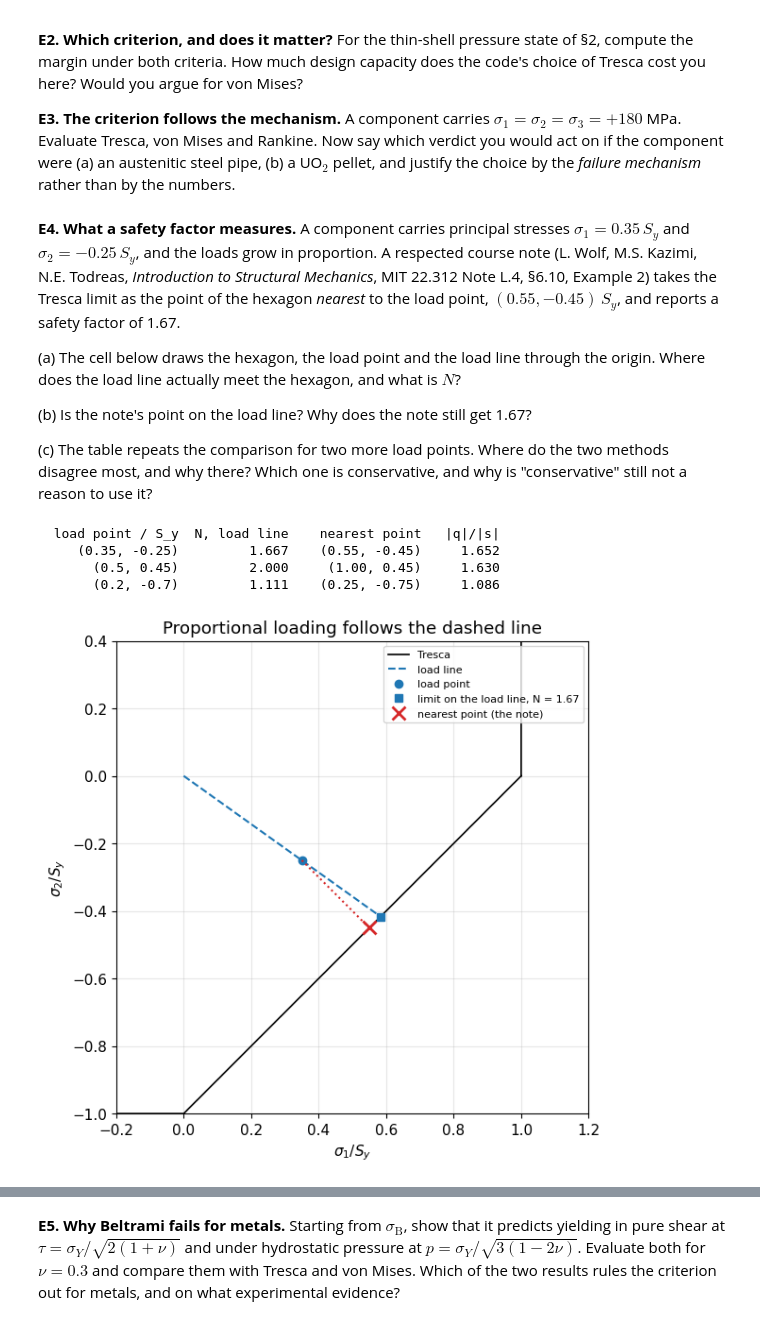
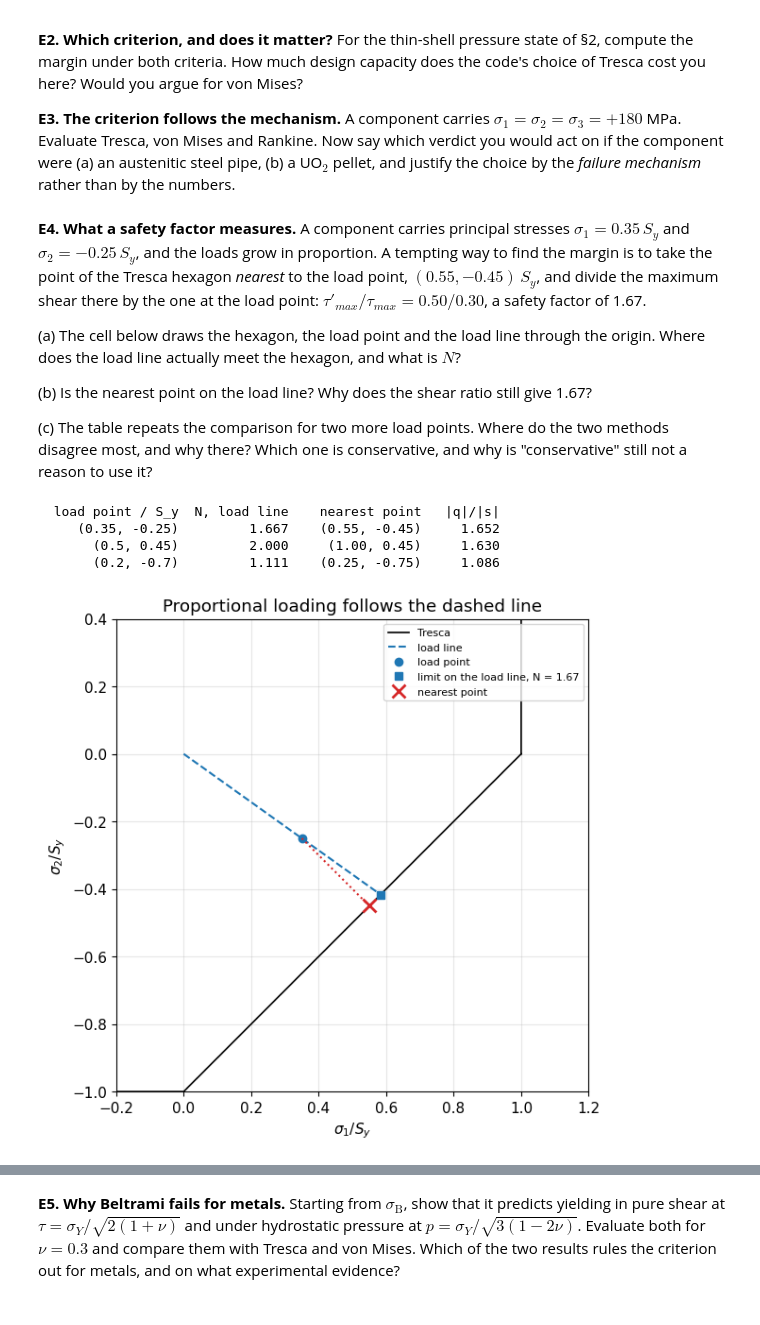
Before and after one commit to giozu/ndt-labs, a Jupyter notebook: tutoring/M3_strength_criteria/M3_strength_criteria.ipynb, the cells around one changed output, grey strips where cells are left out. Saved outputs shown, nothing was run; the diff lists cells and outputs as text; code cells hidden in the pictures.

Commit message:
M3: the MIT 22.312 course note out of the bibliography and out of E4

```diff
--- a/tutoring/M3_strength_criteria/M3_strength_criteria.ipynb
+++ b/tutoring/M3_strength_criteria/M3_strength_criteria.ipynb
@@ -435,15 +435,14 @@ of Tresca cost you here? Would you argue for von Mises?
 # %% [markdown]
 **E4. What a safety factor measures.** A component carries principal stresses
 $\sigma_1 = 0.35\,S_y$ and $\sigma_2 = -0.25\,S_y$, and the loads grow in proportion. A
-respected course note (L. Wolf, M.S. Kazimi, N.E. Todreas, *Introduction to Structural
-Mechanics*, MIT 22.312 Note L.4, §6.10, Example 2) takes the Tresca limit as the point of
-the hexagon *nearest* to the load point, $(0.55, -0.45)\,S_y$, and reports a safety factor
-of 1.67.
+tempting way to find the margin is to take the point of the Tresca hexagon *nearest* to
+the load point, $(0.55, -0.45)\,S_y$, and divide the maximum shear there by the one at the
+load point: $\tau'_{max}/\tau_{max} = 0.50/0.30$, a safety factor of 1.67.
 
 (a) The cell below draws the hexagon, the load point and the load line through the
 origin. Where does the load line actually meet the hexagon, and what is $N$?
 
-(b) Is the note's point on the load line? Why does the note still get 1.67?
+(b) Is the nearest point on the load line? Why does the shear ratio still give 1.67?
 
 (c) The table repeats the comparison for two more load points. Where do the two methods
 disagree most, and why there? Which one is conservative, and why is "conservative" still
@@ -457,36 +456,36 @@ def tresca_index(s1, s2):
 # The Tresca hexagon in (sigma_1, sigma_2)/S_y, sampled finely by direction.
 th4 = np.linspace(0, 2 * np.pi, 20001)
 d4 = np.c_[np.cos(th4), np.sin(th4)]
 hexagon = d4 / np.array([tresca_index(*u) for u in d4])[:, None]
 
 print(f"{'load point / S_y':>18} {'N, load line':>13} {'nearest point':>16} {'|q|/|s|':>9}")
 cases = [(0.35, -0.25), (0.50, 0.45), (0.20, -0.70)]
 for s1, s2 in cases:
     s = np.array([s1, s2])
     N = 1 / tresca_index(s1, s2)                   # scale the loads until yield
     q = hexagon[np.argmin(np.linalg.norm(hexagon - s, axis=1))]
     print(f"{str((s1, s2)):>18} {N:13.3f} {f'({q[0]:.2f}, {q[1]:.2f})':>16} "
           f"{np.linalg.norm(q) / np.linalg.norm(s):9.3f}")
 
-# The note's own case, drawn.
+# The first case, drawn.
 s = np.array(cases[0]); N = 1 / tresca_index(*s); q = np.array([0.55, -0.45])
 fig, ax = plt.subplots()
 ax.plot(*hexagon.T, 'k', lw=1.2, label='Tresca')
 ax.plot([0, N * s[0]], [0, N * s[1]], '--', color='tab:blue', label='load line')
 ax.plot(*s, 'o', color='tab:blue', label='load point')
 ax.plot(*(N * s), 's', color='tab:blue', label=f'limit on the load line, N = {N:.2f}')
-ax.plot(*q, 'x', color='tab:red', ms=10, mew=2, label='nearest point (the note)')
+ax.plot(*q, 'x', color='tab:red', ms=10, mew=2, label='nearest point')
 ax.plot([s[0], q[0]], [s[1], q[1]], ':', color='tab:red')
 ax.set_xlabel(r'$\sigma_1/S_y$'); ax.set_ylabel(r'$\sigma_2/S_y$')
 ax.set_xlim(-0.2, 1.2); ax.set_ylim(-1.0, 0.4); ax.set_aspect('equal')
 ax.set_title('Proportional loading follows the dashed line')
 ax.legend(fontsize=8, loc='upper right'); plt.show()
 # %% [output]
   load point / S_y  N, load line    nearest point   |q|/|s|
      (0.35, -0.25)         1.667    (0.55, -0.45)     1.652
        (0.5, 0.45)         2.000     (1.00, 0.45)     1.630
        (0.2, -0.7)         1.111    (0.25, -0.75)     1.086
-[figure, old version]
+[figure, new version]
 # %% [markdown]
 *What the cell shows.* Proportional loading moves the stress state along the straight
 line from the origin through the load point, so the safety factor is where that line
```
Also changed, not shown: parts of 1 cell of this notebook, 1 other file.
